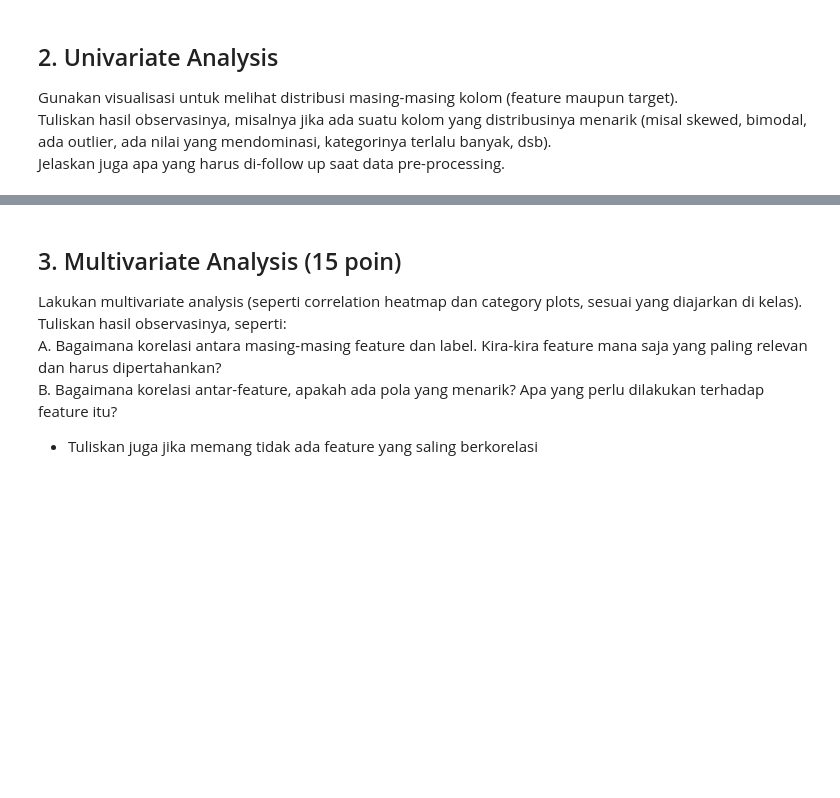
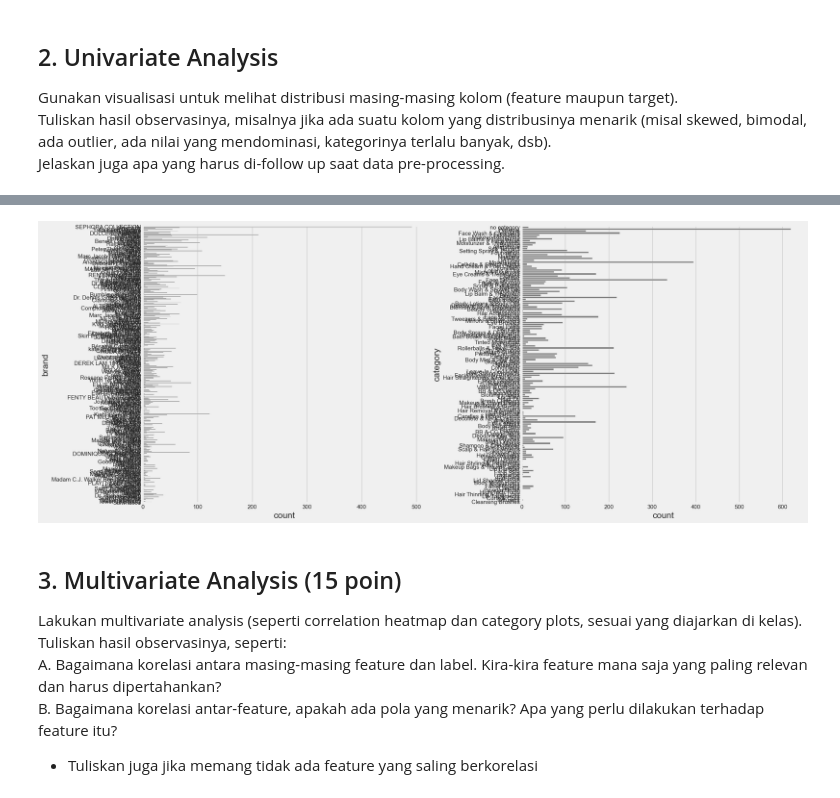
Before and after one commit to agirahmawandi/hw_ml_prep, a Jupyter notebook: Homework_ML_Preparation.ipynb, the cells around one changed output, grey strips where cells are left out. Saved outputs shown, nothing was run; the diff lists cells and outputs as text; code cells hidden in the pictures; blank space fills up the shorter version.

```diff
--- a/Homework_ML_Preparation.ipynb
+++ b/Homework_ML_Preparation.ipynb
@@ -141,8 +175,11 @@ for i in range(0,len(numbs)):
 # %%
-for i in range(0, len(numbs)):
-    plt.subplot(1, len(numbs), i+1)
-    sns.violinplot(y=df[numbs[i]], color='gray', orient='v')
-    plt.tight_layout()
+for i in range(len(obj)):
+    plt.subplot(1, len(obj), i + 1)  # gunakan 1 baris karena hanya 2 kolom
+    sns.countplot(y=df[obj[i]], color='gray')  # orient='h' → pakai y untuk horizontal
+plt.tight_layout()
+plt.show()
+# %% [output]
+[figure, added]
 # %% [markdown]
 ## 3. Multivariate Analysis (15 poin)
 Lakukan multivariate analysis (seperti correlation heatmap dan category plots, sesuai yang
```
Also changed, not shown: parts of 13 cells of this notebook.
